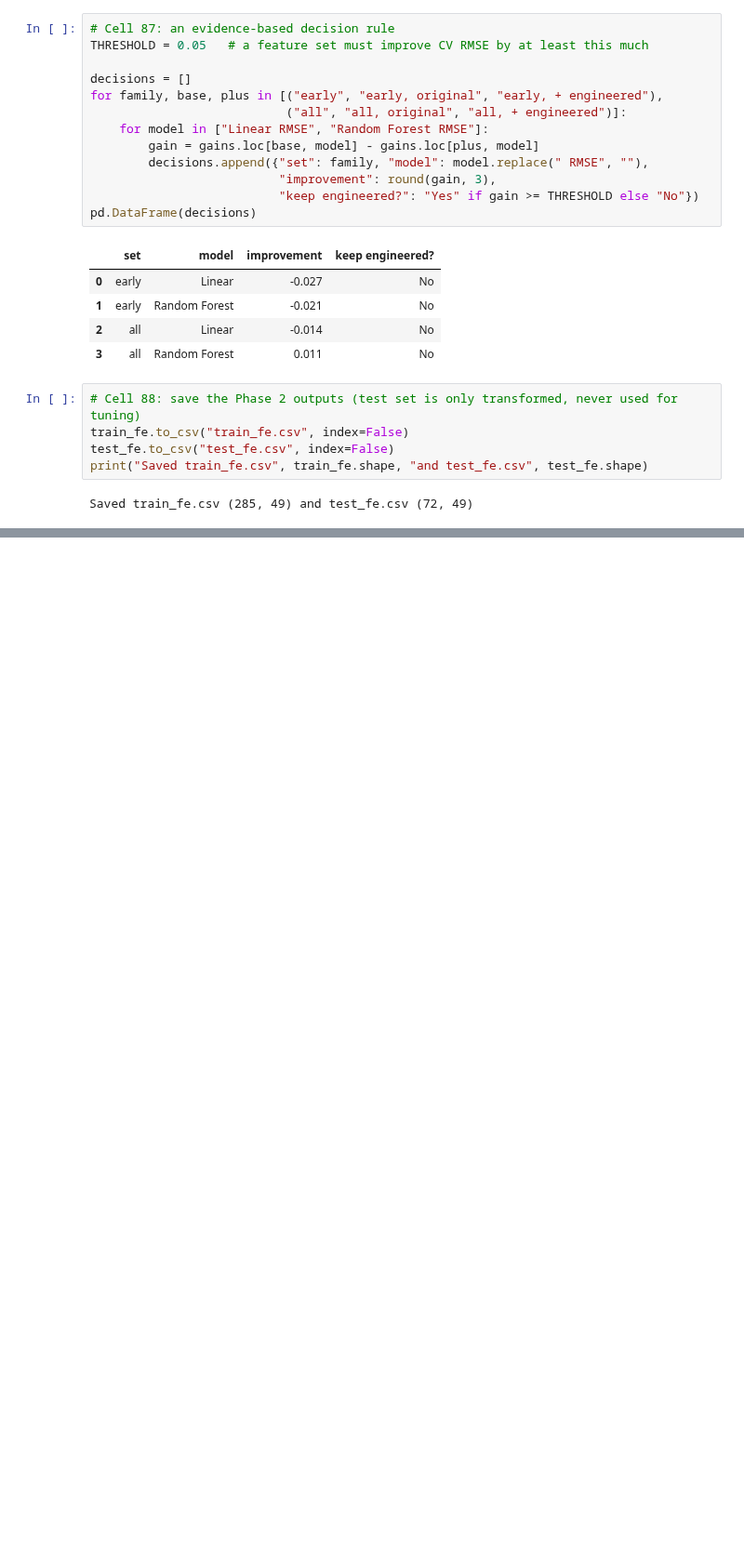
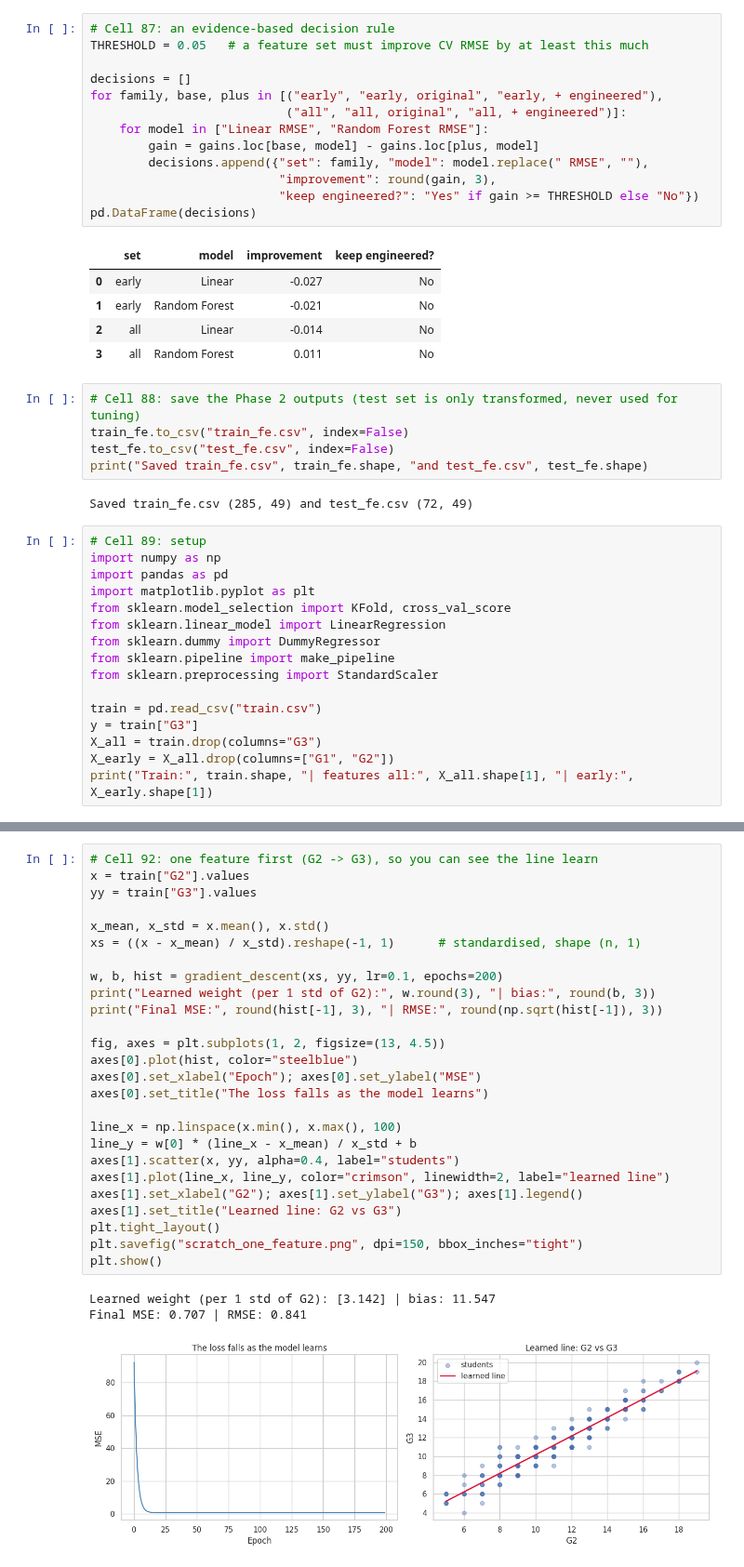
Before and after one commit to buntyedutainer/student-performance-ai, a Jupyter notebook: project.ipynb, the cells around one changed output, grey strips where cells are left out. Shown at 93% size. Saved outputs shown, nothing was run; the diff lists cells and outputs as text; blank space fills up the shorter version.

```diff
--- a/project.ipynb
+++ b/project.ipynb
@@ -1553,3 +1553,19 @@ test_fe.to_csv("test_fe.csv", index=False)
 print("Saved train_fe.csv", train_fe.shape, "and test_fe.csv", test_fe.shape)
 # %% [output]
 Saved train_fe.csv (285, 49) and test_fe.csv (72, 49)
+# %%
+# Cell 89: setup
+import numpy as np
+import pandas as pd
+import matplotlib.pyplot as plt
+from sklearn.model_selection import KFold, cross_val_score
+from sklearn.linear_model import LinearRegression
+from sklearn.dummy import DummyRegressor
+from sklearn.pipeline import make_pipeline
+from sklearn.preprocessing import StandardScaler
+
+train = pd.read_csv("train.csv")
+y = train["G3"]
+X_all = train.drop(columns="G3")
+X_early = X_all.drop(columns=["G1", "G2"])
+print("Train:", train.shape, "| features all:", X_all.shape[1], "| early:", X_early.shape[1])
@@ -1555,0 +1623,30 @@ Saved train_fe.csv (285, 49) and test_fe.csv (72, 49)
+# %%
+# Cell 92: one feature first (G2 -> G3), so you can see the line learn
+x = train["G2"].values
+yy = train["G3"].values
+
+x_mean, x_std = x.mean(), x.std()
+xs = ((x - x_mean) / x_std).reshape(-1, 1)      # standardised, shape (n, 1)
+
+w, b, hist = gradient_descent(xs, yy, lr=0.1, epochs=200)
+print("Learned weight (per 1 std of G2):", w.round(3), "| bias:", round(b, 3))
+print("Final MSE:", round(hist[-1], 3), "| RMSE:", round(np.sqrt(hist[-1]), 3))
+
+fig, axes = plt.subplots(1, 2, figsize=(13, 4.5))
+axes[0].plot(hist, color="steelblue")
+axes[0].set_xlabel("Epoch"); axes[0].set_ylabel("MSE")
+axes[0].set_title("The loss falls as the model learns")
+
+line_x = np.linspace(x.min(), x.max(), 100)
+line_y = w[0] * (line_x - x_mean) / x_std + b
+axes[1].scatter(x, yy, alpha=0.4, label="students")
+axes[1].plot(line_x, line_y, color="crimson", linewidth=2, label="learned line")
+axes[1].set_xlabel("G2"); axes[1].set_ylabel("G3"); axes[1].legend()
+axes[1].set_title("Learned line: G2 vs G3")
+plt.tight_layout()
+plt.savefig("scratch_one_feature.png", dpi=150, bbox_inches="tight")
+plt.show()
+# %% [output]
+Learned weight (per 1 std of G2): [3.142] | bias: 11.547
+Final MSE: 0.707 | RMSE: 0.841
+[figure, added]
```
Also changed, not shown: parts of 10 cells of this notebook.
